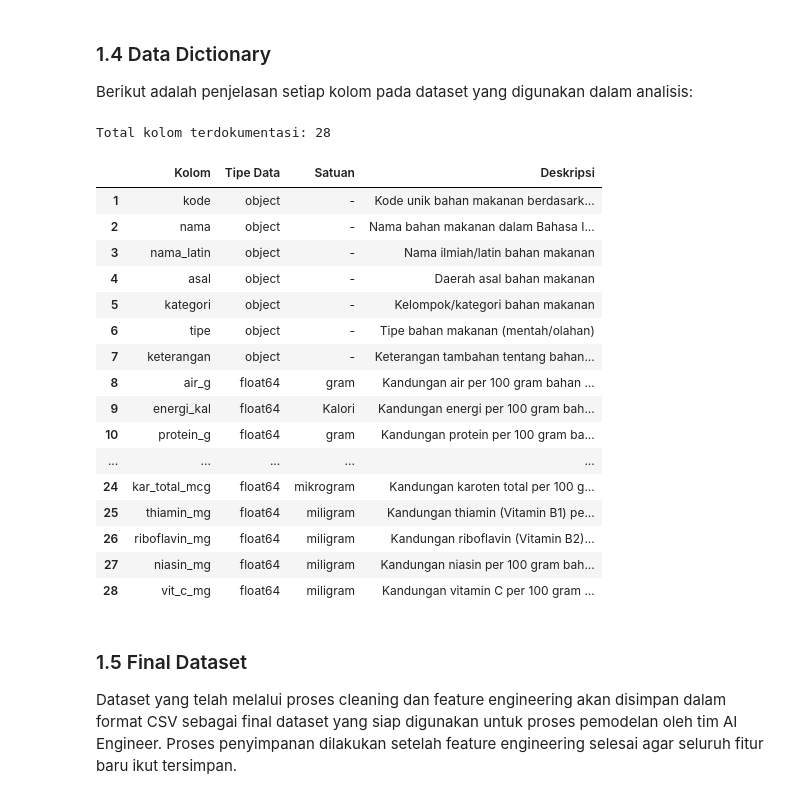
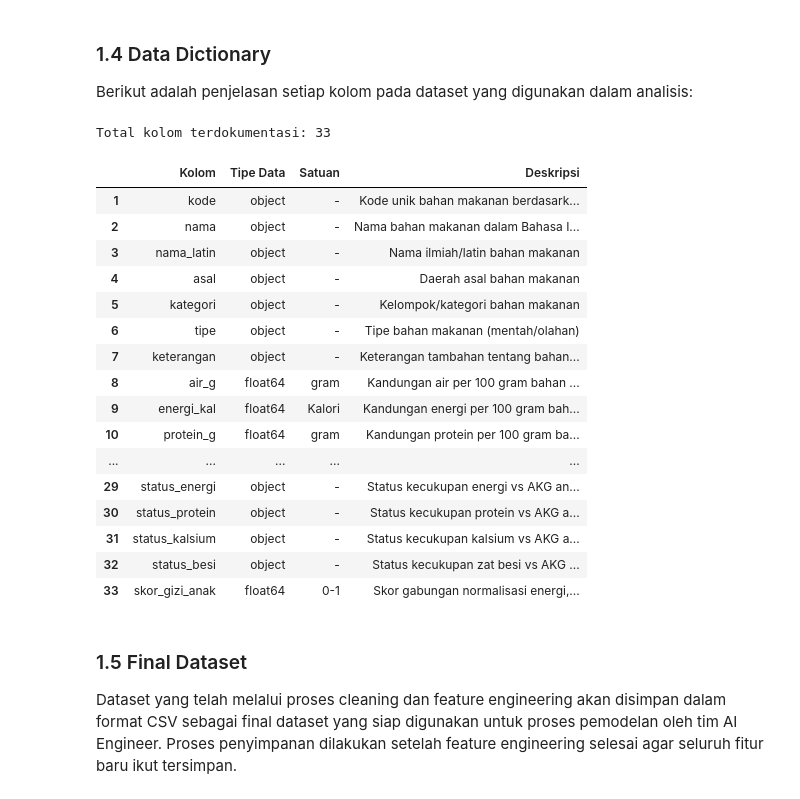
Before and after one commit to reginaarijazuhra-2023-glitch/Smart-Nutrition-Tracker-for-Golden-Age-Children, a Jupyter notebook: 02_Analisis.ipynb, the cells around one changed output. Cells and saved outputs as stored; diff of their text form; code cells hidden in the pictures.

```diff
--- a/02_Analisis.ipynb
+++ b/02_Analisis.ipynb
@@ -355,24 +355,27 @@ Berikut adalah penjelasan setiap kolom pada dataset yang digunakan dalam analisi
 data_dict = {
     'Kolom': [
         'kode', 'nama', 'nama_latin', 'asal', 'kategori', 'tipe', 'keterangan',
-        'air_g', 'energi_kal', 'protein_g', 'lemak_g', 'karbo_g', 'serat_g', 'abu_g',
+        'air_g', 'energi_kal', 'protein_g', 'lemak_g', 'karbo_g', 'abu_g',
         'kalsium_mg', 'fosfor_mg', 'besi_mg', 'natrium_mg', 'kalium_mg',
-        'tembaga_mg', 'seng_mg', 'retinol_mcg', 'b_kar_mcg', 'kar_total_mcg',
-        'thiamin_mg', 'riboflavin_mg', 'niasin_mg', 'vit_c_mg'
+        'tembaga_mg', 'seng_mg', 'riboflavin_mg', 'niasin_mg', 'serat_g',
+        'retinol_mcg', 'b_kar_mcg', 'kar_total_mcg', 'thiamin_mg', 'vit_c_mg',
+        'status_energi', 'status_protein', 'status_kalsium', 'status_besi', 'skor_gizi_anak'
     ],
     'Tipe Data': [
         'object', 'object', 'object', 'object', 'object', 'object', 'object',
-        'float64', 'float64', 'float64', 'float64', 'float64', 'float64', 'float64',
+        'float64', 'float64', 'float64', 'float64', 'float64', 'float64',
         'float64', 'float64', 'float64', 'float64', 'float64',
         'float64', 'float64', 'float64', 'float64', 'float64',
-        'float64', 'float64', 'float64', 'float64'
+        'float64', 'float64', 'float64', 'float64', 'float64',
+        'object', 'object', 'object', 'object', 'float64'
     ],
     'Satuan': [
         '-', '-', '-', '-', '-', '-', '-',
-        'gram', 'Kalori', 'gram', 'gram', 'gram', 'gram', 'gram',
+        'gram', 'Kalori', 'gram', 'gram', 'gram', 'gram',
         'miligram', 'miligram', 'miligram', 'miligram', 'miligram',
-        'miligram', 'miligram', 'mikrogram', 'mikrogram', 'mikrogram',
-        'miligram', 'miligram', 'miligram', 'miligram'
+        'miligram', 'miligram', 'miligram', 'miligram', 'gram',
+        'mikrogram', 'mikrogram', 'mikrogram', 'miligram', 'miligram',
+        '-', '-', '-', '-', '0-1'
     ],
     'Deskripsi': [
         'Kode unik bahan makanan berdasarkan TKPI',
@@ -387,48 +390,53 @@ data_dict = {
         'Kandungan protein per 100 gram bahan makanan',
         'Kandungan lemak per 100 gram bahan makanan',
         'Kandungan karbohidrat per 100 gram bahan makanan',
-        'Kandungan serat pangan per 100 gram bahan makanan',
         'Kandungan abu per 100 gram bahan makanan',
         'Kandungan kalsium per 100 gram bahan makanan',
         'Kandungan fosfor per 100 gram bahan makanan',
         'Kandungan zat besi per 100 gram bahan makanan',
         'Kandungan natrium per 100 gram bahan makanan',
         'Kandungan kalium per 100 gram bahan makanan',
         'Kandungan tembaga per 100 gram bahan makanan',
         'Kandungan seng per 100 gram bahan makanan',
+        'Kandungan riboflavin (Vitamin B2) per 100 gram bahan makanan',
+        'Kandungan niasin per 100 gram bahan makanan',
+        'Kandungan serat pangan per 100 gram bahan makanan',
         'Kandungan retinol (Vitamin A) per 100 gram bahan makanan',
         'Kandungan beta-karoten per 100 gram bahan makanan',
         'Kandungan karoten total per 100 gram bahan makanan',
         'Kandungan thiamin (Vitamin B1) per 100 gram bahan makanan',
-        'Kandungan riboflavin (Vitamin B2) per 100 gram bahan makanan',
-        'Kandungan niasin per 100 gram bahan makanan',
-        'Kandungan vitamin C per 100 gram bahan makanan'
+        'Kandungan vitamin C per 100 gram bahan makanan',
+        'Status kecukupan energi vs AKG anak 0-6 tahun (Kurang/Cukup/Lebih)',
+        'Status kecukupan protein vs AKG anak 0-6 tahun (Kurang/Cukup/Lebih)',
+        'Status kecukupan kalsium vs AKG anak 0-6 tahun (Kurang/Cukup/Lebih)',
+        'Status kecukupan zat besi vs AKG anak 0-6 tahun (Kurang/Cukup/Lebih)',
+        'Skor gabungan normalisasi energi, protein, kalsium, dan zat besi (0-1)'
     ]
 }
 
 df_dict = pd.DataFrame(data_dict)
 df_dict.index += 1
 print(f'Total kolom terdokumentasi: {len(df_dict)}')
 df_dict
 # %% [output]
-Total kolom terdokumentasi: 28
+Total kolom terdokumentasi: 33
 |  | Kolom | Tipe Data | Satuan | Deskripsi |
 | 1 | kode | object | - | Kode unik bahan makanan berdasark... |
 | 2 | nama | object | - | Nama bahan makanan dalam Bahasa I... |
 | 3 | nama_latin | object | - | Nama ilmiah/latin bahan makanan |
 | 4 | asal | object | - | Daerah asal bahan makanan |
 | 5 | kategori | object | - | Kelompok/kategori bahan makanan |
 | 6 | tipe | object | - | Tipe bahan makanan (mentah/olahan) |
 | 7 | keterangan | object | - | Keterangan tambahan tentang bahan... |
 | 8 | air_g | float64 | gram | Kandungan air per 100 gram bahan ... |
 | 9 | energi_kal | float64 | Kalori | Kandungan energi per 100 gram bah... |
 | 10 | protein_g | float64 | gram | Kandungan protein per 100 gram ba... |
 | ... | ... | ... | ... | ... |
-| 24 | kar_total_mcg | float64 | mikrogram | Kandungan karoten total per 100 g... |
-| 25 | thiamin_mg | float64 | miligram | Kandungan thiamin (Vitamin B1) pe... |
-| 26 | riboflavin_mg | float64 | miligram | Kandungan riboflavin (Vitamin B2)... |
-| 27 | niasin_mg | float64 | miligram | Kandungan niasin per 100 gram bah... |
-| 28 | vit_c_mg | float64 | miligram | Kandungan vitamin C per 100 gram ... |
+| 29 | status_energi | object | - | Status kecukupan energi vs AKG an... |
+| 30 | status_protein | object | - | Status kecukupan protein vs AKG a... |
+| 31 | status_kalsium | object | - | Status kecukupan kalsium vs AKG a... |
+| 32 | status_besi | object | - | Status kecukupan zat besi vs AKG ... |
+| 33 | skor_gizi_anak | float64 | 0-1 | Skor gabungan normalisasi energi,... |
 # %% [markdown]
 ### 1.5 Final Dataset
 
```
Also changed, not shown: parts of 19 cells of this notebook, 2 other files.
